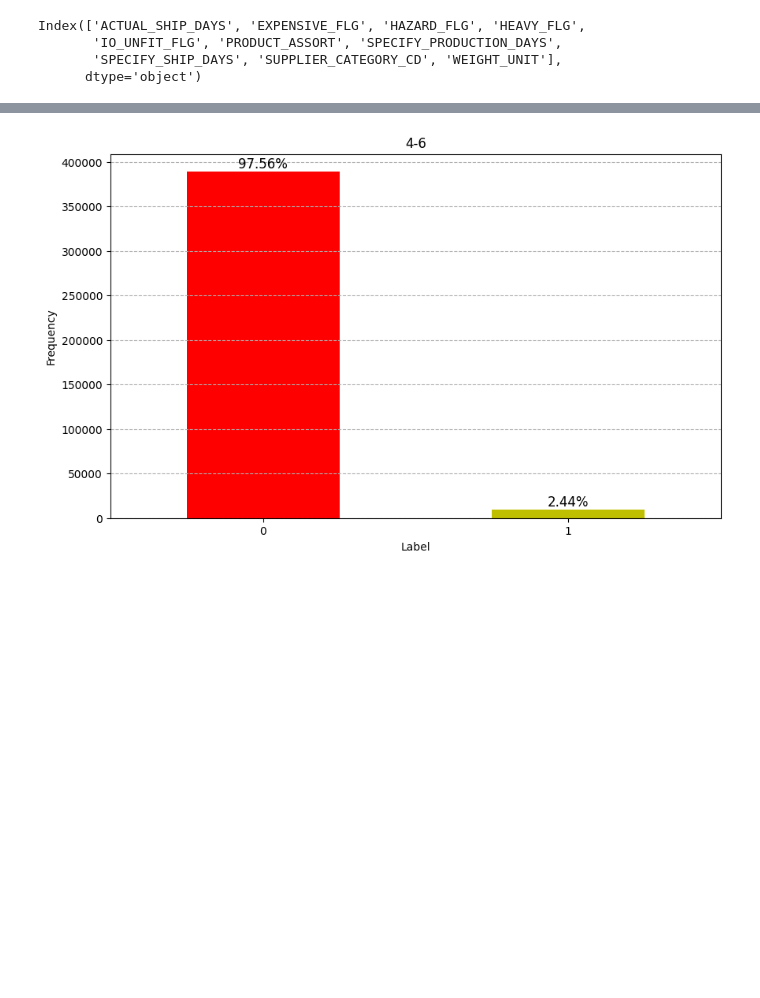
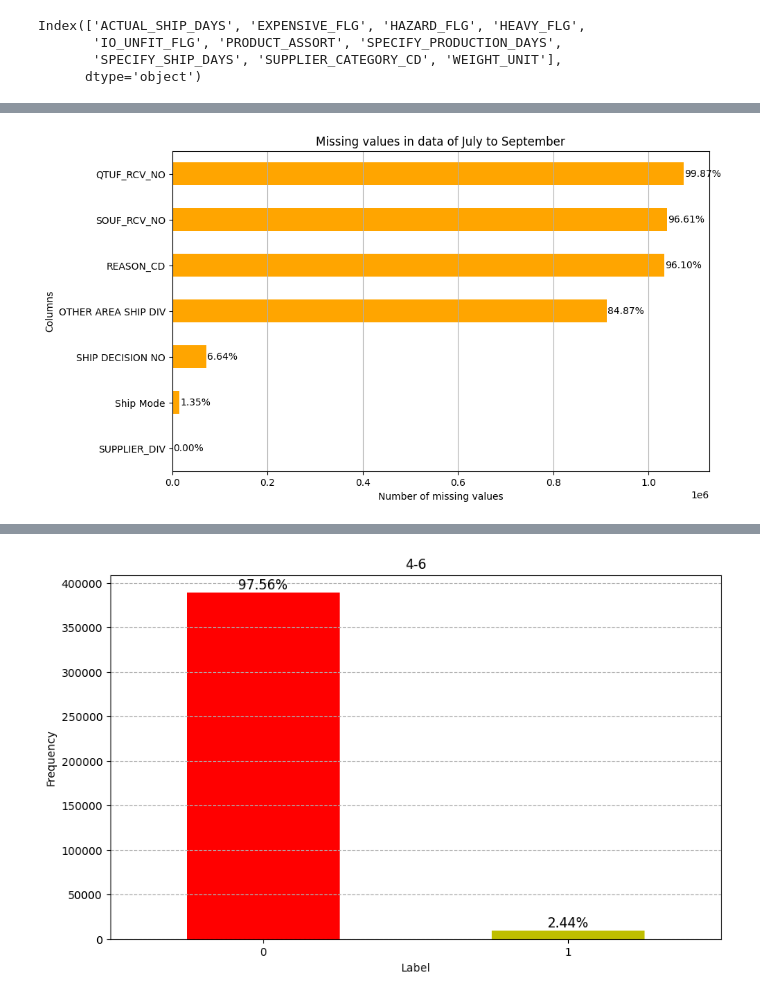
Before and after one commit to tuikhongtenbo/Python_ML, a Jupyter notebook: BaitapDS108/Lab 4/Lab 4.ipynb, the cells around one changed output, grey strips where cells are left out. Drawn from its saved outputs; the diff is of its cells as text; code cells hidden in the pictures; blank space fills up the shorter version.

```diff
--- a/BaitapDS108/Lab 4/Lab 4.ipynb
+++ b/BaitapDS108/Lab 4/Lab 4.ipynb
@@ -135,0 +216,18 @@ Index(['ACTUAL_SHIP_DAYS', 'EXPENSIVE_FLG', 'HAZARD_FLG', 'HEAVY_FLG',
+# %%
+missing_7_9 = data_7_9.isnull().sum()
+missing_7_9 = pd.DataFrame({'missing': missing_7_9,'percentage': missing_7_9 / len(data_7_9) * 100})
+missing_7_9 = missing_7_9[missing_7_9['missing'] > 0].sort_values(by='missing', ascending=True)
+
+plt.figure(figsize=(10, 6))
+ax = missing_7_9['missing'].plot(kind='barh', color='orange')
+plt.grid(axis='x')
+plt.xticks(rotation=0)
+plt.yticks(rotation=0)
+plt.title('Missing values in data of July to September')
+plt.xlabel('Number of missing values')
+plt.ylabel('Columns')
+
+for i, (missing, pct) in enumerate(zip(missing_7_9['missing'], missing_7_9['percentage'])):
+    ax.text(missing + len(data_7_9)*0.002, i, f'{pct:.2f}%', va='center', fontsize=10)
+# %% [output]
+[figure, added]
```
Also changed, not shown: parts of 24 cells of this notebook.
